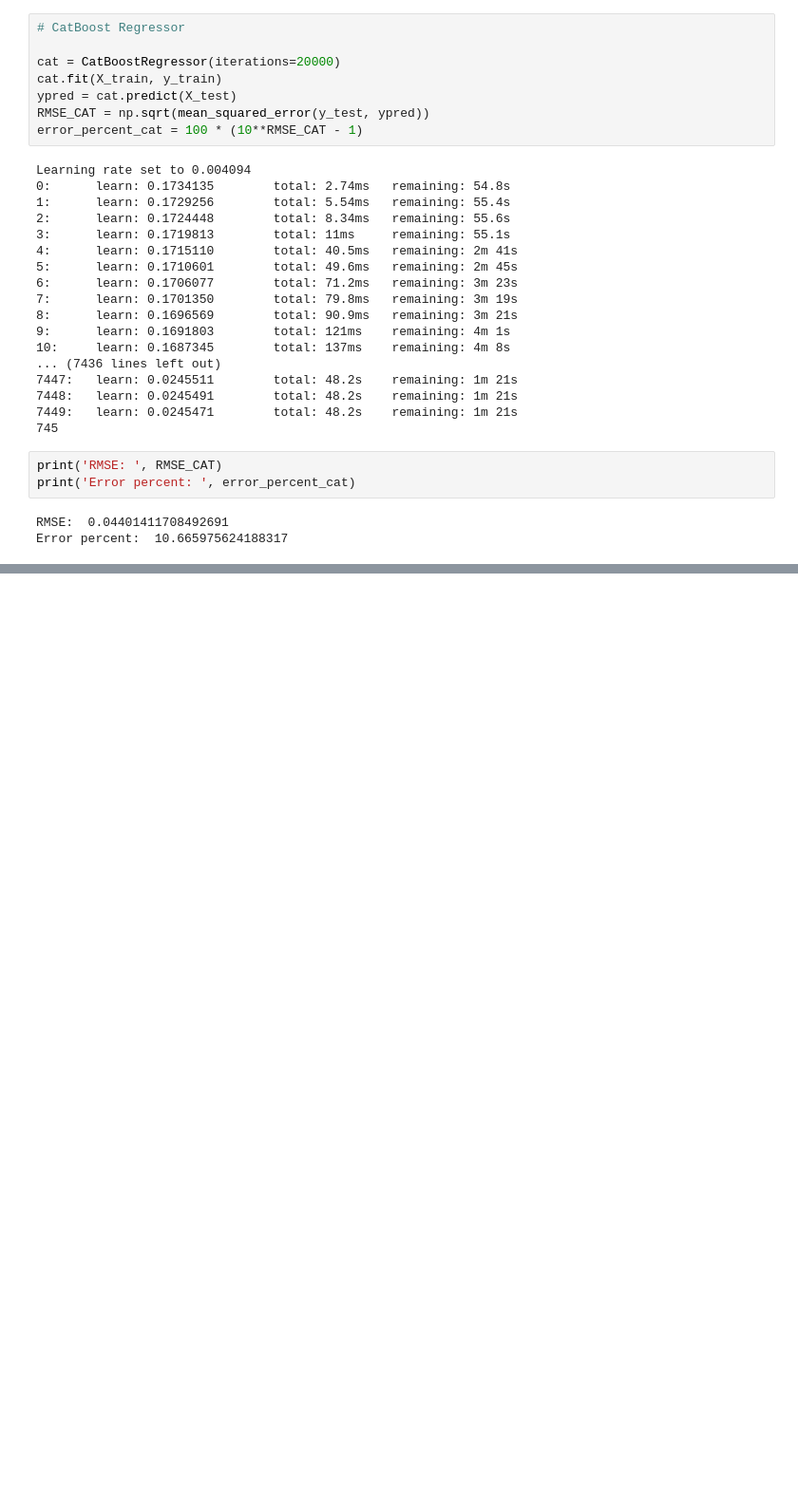
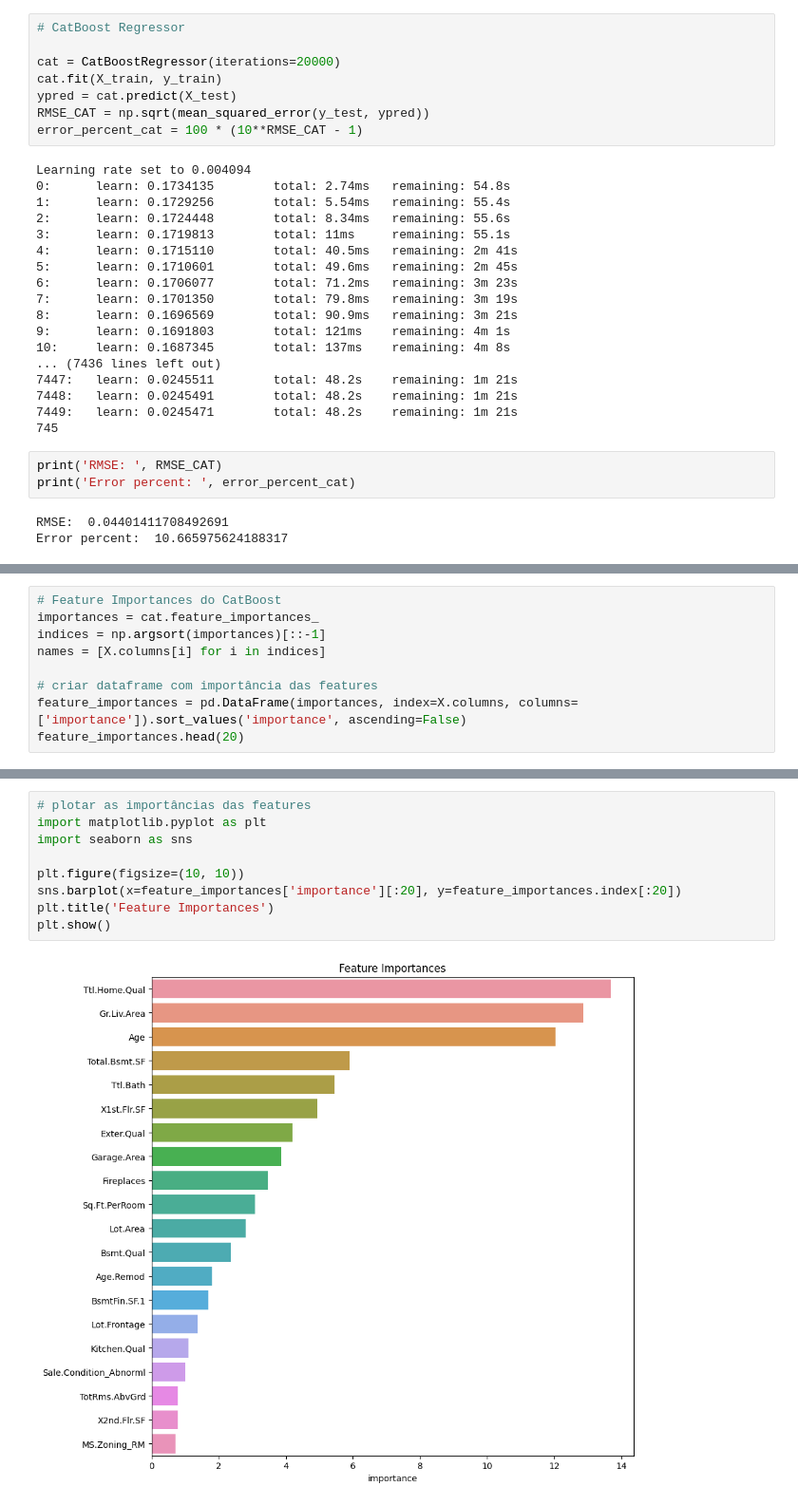
Before and after one commit to thomaschiari/Machine-Learning-Ames, a Jupyter notebook: notebooks/modelling.ipynb, the cells around one changed output, grey strips where cells are left out. Shown at 95% size. Cells and saved outputs as stored; diff of their text form; blank space fills up the shorter version.

```diff
--- a/notebooks/modelling.ipynb
+++ b/notebooks/modelling.ipynb
@@ -211,0 +222,9 @@ Para a API, vamos utilizar o melhor modelo obtido, que foi o CatBoost, com os me
+# %%
+# Feature Importances do CatBoost
+importances = cat.feature_importances_
+indices = np.argsort(importances)[::-1]
+names = [X.columns[i] for i in indices]
+
+# criar dataframe com importância das features
+feature_importances = pd.DataFrame(importances, index=X.columns, columns=['importance']).sort_values('importance', ascending=False)
+feature_importances.head(20)
@@ -211,0 +249,11 @@ Para a API, vamos utilizar o melhor modelo obtido, que foi o CatBoost, com os me
+# %%
+# plotar as importâncias das features
+import matplotlib.pyplot as plt
+import seaborn as sns
+
+plt.figure(figsize=(10, 10))
+sns.barplot(x=feature_importances['importance'][:20], y=feature_importances.index[:20])
+plt.title('Feature Importances')
+plt.show()
+# %% [output]
+[figure, added]
```
Also changed, not shown: parts of 11 cells of this notebook, 4 other files.
